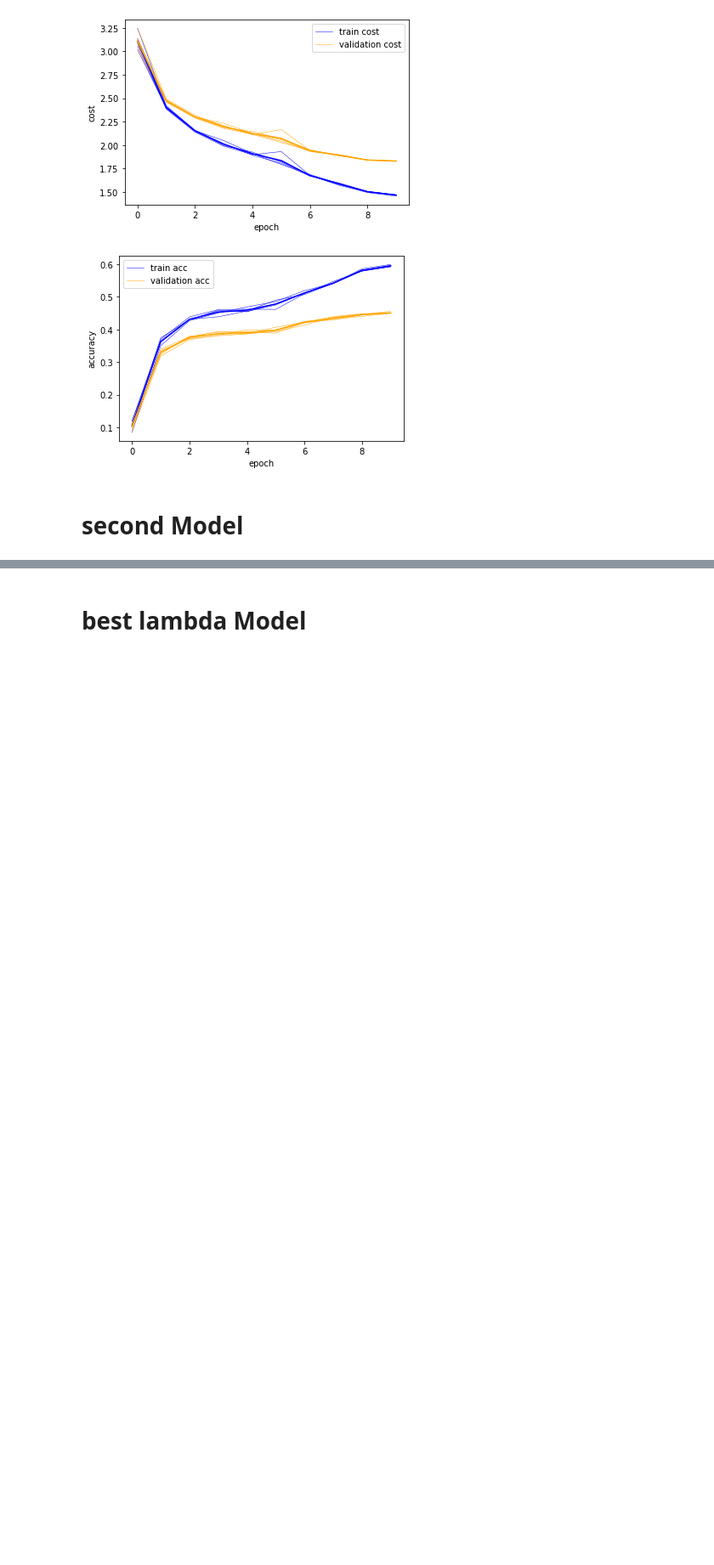
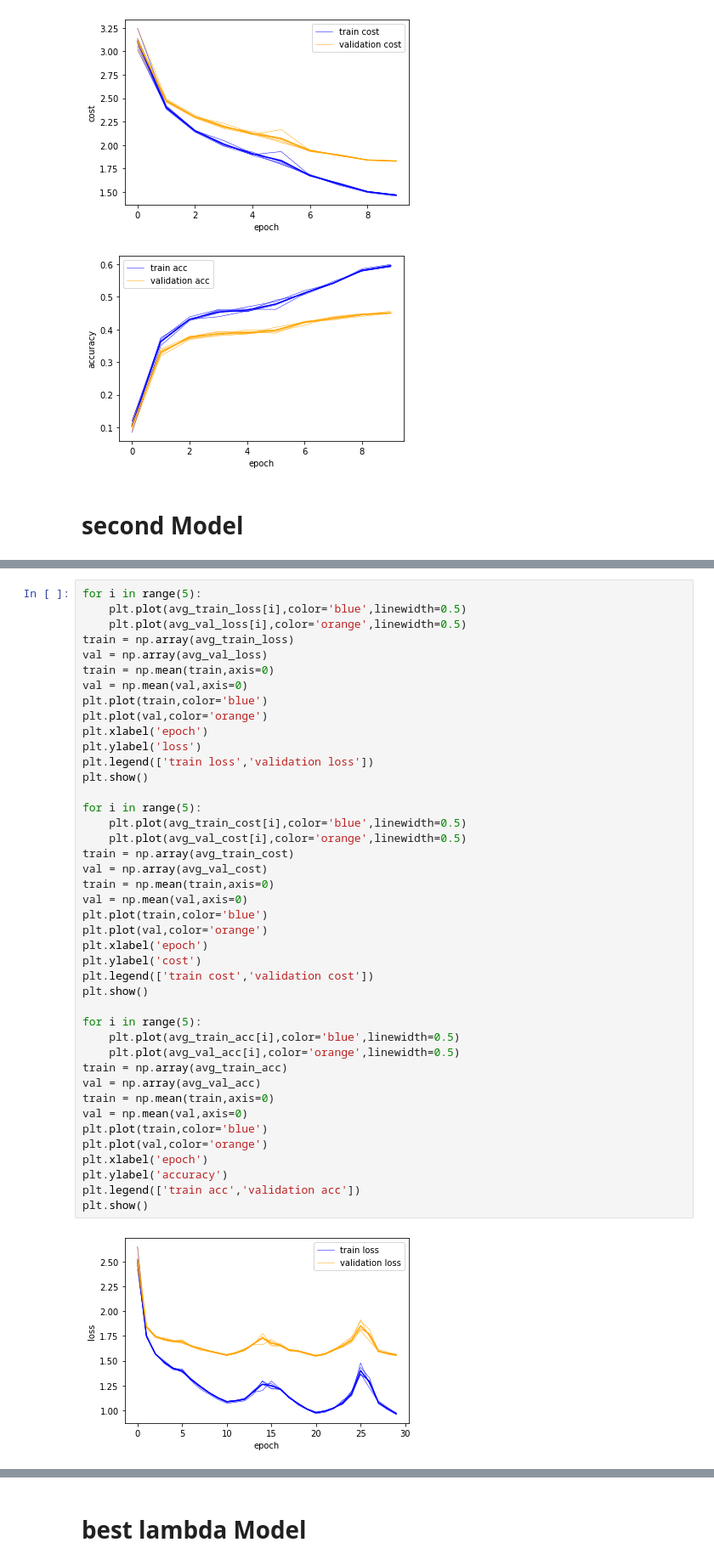
Before and after one commit to Tobi-r9/DD2424, a Jupyter notebook: Assignment2/results.ipynb, the cells around one changed output, grey strips where cells are left out. Shown at 85% size. Drawn from its saved outputs; the diff is of its cells as text; blank space fills up the shorter version.

```diff
--- a/Assignment2/results.ipynb
+++ b/Assignment2/results.ipynb
@@ -149,0 +150,44 @@ FileNotFoundError: [Errno 2] No such file or directory: 'Models/hist_cyclic_lear
+# %%
+for i in range(5):
+    plt.plot(avg_train_loss[i],color='blue',linewidth=0.5)
+    plt.plot(avg_val_loss[i],color='orange',linewidth=0.5)
+train = np.array(avg_train_loss)
+val = np.array(avg_val_loss)
+train = np.mean(train,axis=0)
+val = np.mean(val,axis=0)
+plt.plot(train,color='blue')
+plt.plot(val,color='orange')
+plt.xlabel('epoch')
+plt.ylabel('loss')
+plt.legend(['train loss','validation loss'])
+plt.show()
+
+for i in range(5):
+    plt.plot(avg_train_cost[i],color='blue',linewidth=0.5)
+    plt.plot(avg_val_cost[i],color='orange',linewidth=0.5)
+train = np.array(avg_train_cost)
+val = np.array(avg_val_cost)
+train = np.mean(train,axis=0)
+val = np.mean(val,axis=0)
+plt.plot(train,color='blue')
+plt.plot(val,color='orange')
+plt.xlabel('epoch')
+plt.ylabel('cost')
+plt.legend(['train cost','validation cost'])
+plt.show()
+
+for i in range(5):
+    plt.plot(avg_train_acc[i],color='blue',linewidth=0.5)
+    plt.plot(avg_val_acc[i],color='orange',linewidth=0.5)
+train = np.array(avg_train_acc)
+val = np.array(avg_val_acc)
+train = np.mean(train,axis=0)
+val = np.mean(val,axis=0)
+plt.plot(train,color='blue')
+plt.plot(val,color='orange')
+plt.xlabel('epoch')
+plt.ylabel('accuracy')
+plt.legend(['train acc','validation acc'])
+plt.show()
+# %% [output]
+[figure, added]
```
Also changed, not shown: parts of 4 cells of this notebook, 17 other files.
